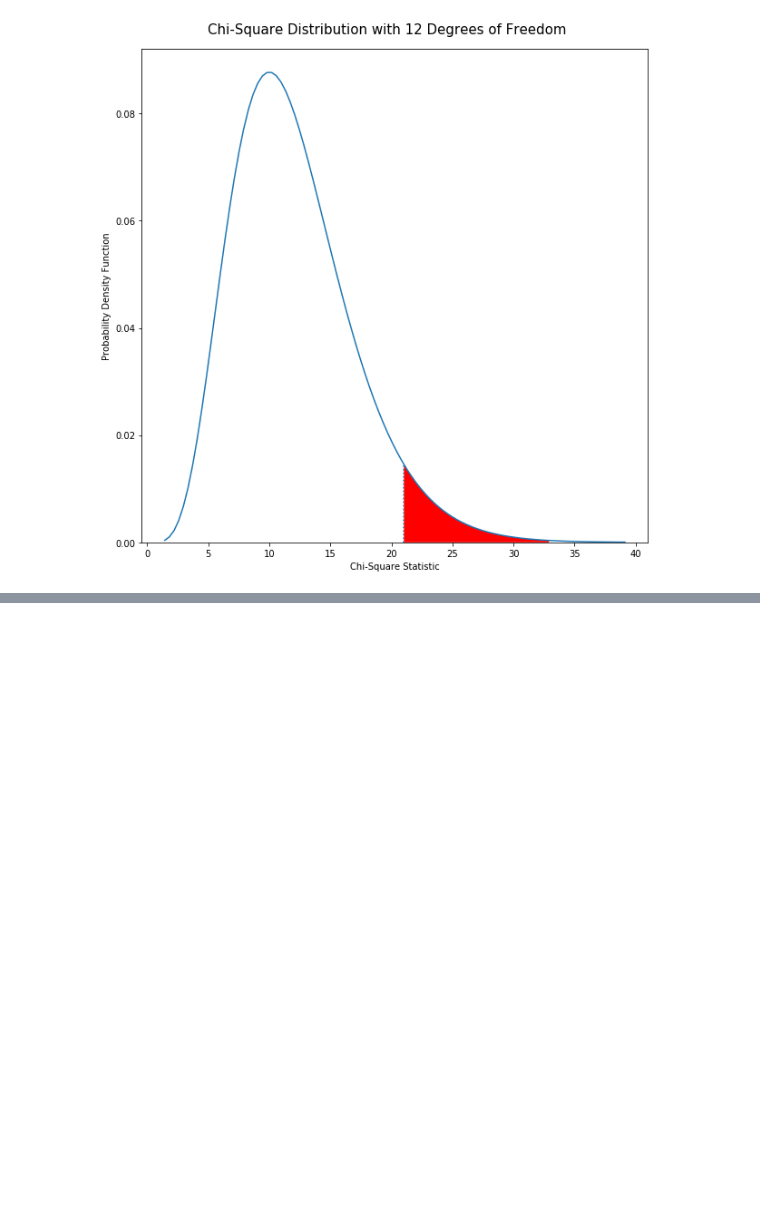
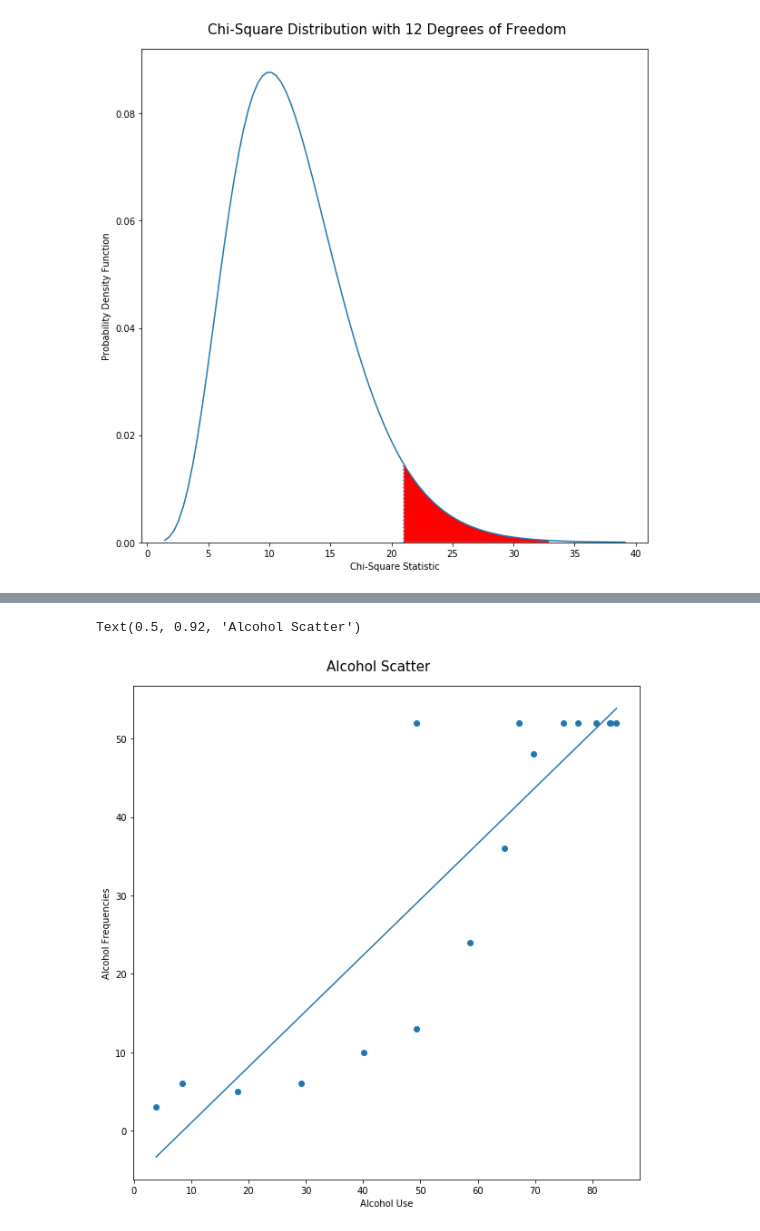
Before and after one commit to AlvarezKevin/fall_2019, a Jupyter notebook: project/Alvarez_Kevin_CSC217_Project.ipynb, the cells around one changed output, grey strips where cells are left out. Cells and saved outputs as stored; diff of their text form; code cells hidden in the pictures; blank space fills up the shorter version.

```diff
--- a/project/Alvarez_Kevin_CSC217_Project.ipynb
+++ b/project/Alvarez_Kevin_CSC217_Project.ipynb
@@ -332,7 +355,7 @@ crack_frequencies = []
 heroin_frequencies = []
 hallucinogen_frequencies = []
 inhalant_frequencies = []
-pain_releiever_frequencies = []
+pain_releiver_frequencies = []
 oxycontin_frequencies = []
 tranquilizer_frequencies = []
 stimulant_frequencies = []
@@ -347,7 +370,7 @@ for index, row in data.iterrows():
     heroin_frequencies.append(data.at[index,'heroin-frequency'])
     hallucinogen_frequencies.append(data.at[index,'hallucinogen-frequency'])
     inhalant_frequencies.append(data.at[index,'inhalant-frequency'])
-    pain_releiever_frequencies.append(data.at[index,'pain-releiver-frequency'])
+    pain_releiver_frequencies.append(data.at[index,'pain-releiver-frequency'])
     oxycontin_frequencies.append(data.at[index,'oxycontin-frequency'])
     tranquilizer_frequencies.append(data.at[index,'tranquilizer-frequency'])
     stimulant_frequencies.append(data.at[index,'stimulant-frequency'])
@@ -447,7 +488,7 @@ crack_use = []
 heroin_use = []
 hallucinogen_use = []
 inhalant_use = []
-pain_releiever_use = []
+pain_releiver_use = []
 oxycontin_use = []
 tranquilizer_use = []
 stimulant_use = []
@@ -462,7 +503,7 @@ for index, row in data.iterrows():
     heroin_use.append(data.at[index,'heroin-use'])
     hallucinogen_use.append(data.at[index,'hallucinogen-use'])
     inhalant_use.append(data.at[index,'inhalant-use'])
-    pain_releiever_use.append(data.at[index,'pain-releiver-use'])
+    pain_releiver_use.append(data.at[index,'pain-releiver-use'])
     oxycontin_use.append(data.at[index,'oxycontin-use'])
     tranquilizer_use.append(data.at[index,'tranquilizer-use'])
     stimulant_use.append(data.at[index,'stimulant-use'])
@@ -605,0 +722,24 @@ KeyError: '12'
+# %%
+def evaluate_linear_relationship(a, b):
+    slope = np.cov(a, b, bias=True)[0][1] / np.var(a)
+    intercept = np.mean(b) - (slope * np.mean(a))
+    predictions = (slope * a) + intercept
+    residuals = b - predictions
+    return slope, intercept, predictions, residuals
+# %%
+alcohol_frequencies = np.asarray(alcohol_frequencies,dtype=np.float64)
+alcohol_use = np.asarray(alcohol_use,dtype=np.float64)
+slope, intercept, predictions, residuals = evaluate_linear_relationship(alcohol_use,
+                                                                        alcohol_frequencies)
+# %%
+fig = plt.figure(figsize=(10,10))
+plt.scatter(alcohol_use,
+            alcohol_frequencies)
+sorted_order = np.argsort(alcohol_use)
+plt.plot(alcohol_use[sorted_order], predictions[sorted_order])
+plt.ylabel("Alcohol Frequencies")
+plt.xlabel("Alcohol Use")
+fig.suptitle("Alcohol Scatter", fontsize=15, y=0.92)
+# %% [output]
+Text(0.5, 0.92, 'Alcohol Scatter')
+[figure, added]
```
Also changed, not shown: parts of 43 cells of this notebook.
